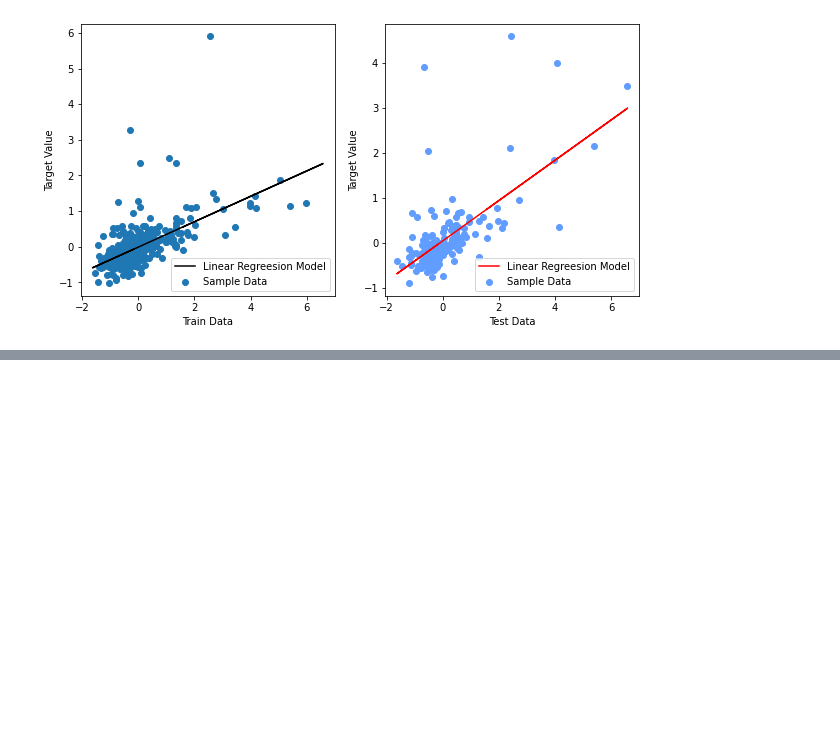
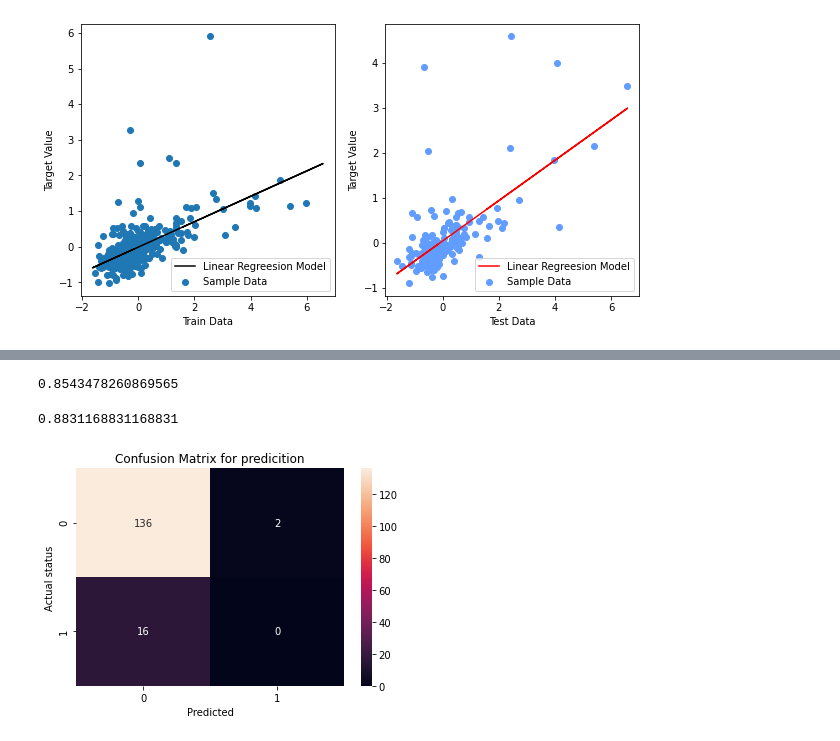
Before and after one commit to mawada-sweis/Loan-prediction-dataset, a Jupyter notebook: data_cleaning.ipynb, the cells around one changed output, grey strips where cells are left out. Cells and saved outputs as stored; diff of their text form; code cells hidden in the pictures; blank space fills up the shorter version.

Commit message:
Logistic Regression Model

```diff
--- a/data_cleaning.ipynb
+++ b/data_cleaning.ipynb
@@ -465,0 +487,4 @@ plt.show()
+# %%
+Logistic_Model = linear_model.LogisticRegression(random_state=0)
+# %%
+Logistic_Model.fit(Logistic_x_train, Logistic_y_train)
@@ -465,0 +530,28 @@ plt.show()
+# %%
+Logistic_Predict_target = Logistic_Model.predict(Logistic_x_test)
+# %%
+# Evaluate the model
+Logistic_Model.score(Logistic_x_train, Logistic_y_train)
+# %% [output]
+0.8543478260869565
+# %%
+Logistic_Model.score(Logistic_x_test, Logistic_y_test)
+# %% [output]
+0.8831168831168831
+# %%
+Logistic_Confusion_Matrix = confusion_matrix(Logistic_y_test, Logistic_Predict_target)
+# %%
+ax = sns.heatmap(Logistic_Confusion_Matrix, annot=True, fmt='d')
+
+ax.set_title('Confusion Matrix for predicition')
+ax.set_xlabel('Predicted')
+ax.set_ylabel('Actual status')
+
+## Ticket labels – List must be in alphabetical order
+ax.xaxis.set_ticklabels(['0','1'])
+ax.yaxis.set_ticklabels(['0','1'])
+
+## Display the visualization of the Confusion Matrix.
+plt.show()
+# %% [output]
+[figure, added]
```
Also changed, not shown: parts of 9 cells of this notebook.
